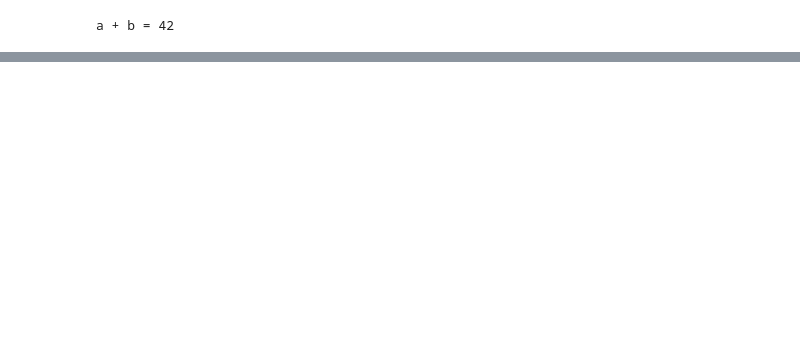
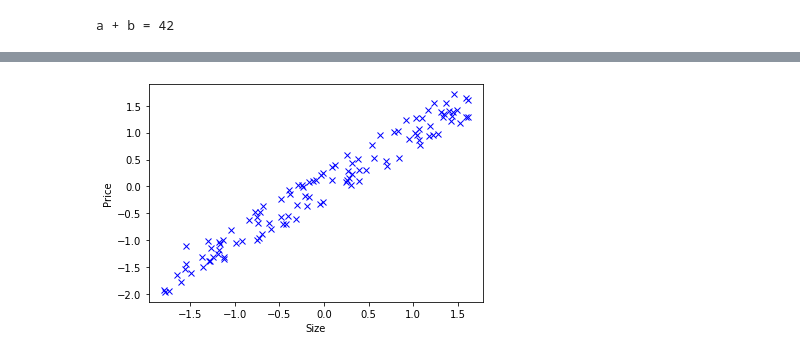
Before and after one commit to JOSEPHREDDY07/DeepLearning, a Jupyter notebook: tf_udemy.ipynb, the cells around one changed output, grey strips where cells are left out. Saved outputs shown, nothing was run; the diff lists cells and outputs as text; code cells hidden in the pictures; blank space fills up the shorter version.

```diff
--- a/tf_udemy.ipynb
+++ b/tf_udemy.ipynb
@@ -25,0 +74,16 @@ a + b = 42
+# %%
+# define training data
+train_house_size = np.asarray(house_size[:num_train_samples])
+train_price = np.asanyarray(house_price[:num_train_samples:])
+
+train_house_size_norm = normalize(train_house_size)
+train_price_norm = normalize(train_price)
+# %%
+
+# Plot generated house and size
+plt.plot(train_house_size_norm, train_price_norm, "bx")  # bx = blue x
+plt.ylabel("Price")
+plt.xlabel("Size")
+plt.show()
+# %% [output]
+[figure, added]
```
Also changed, not shown: parts of 21 cells of this notebook.
